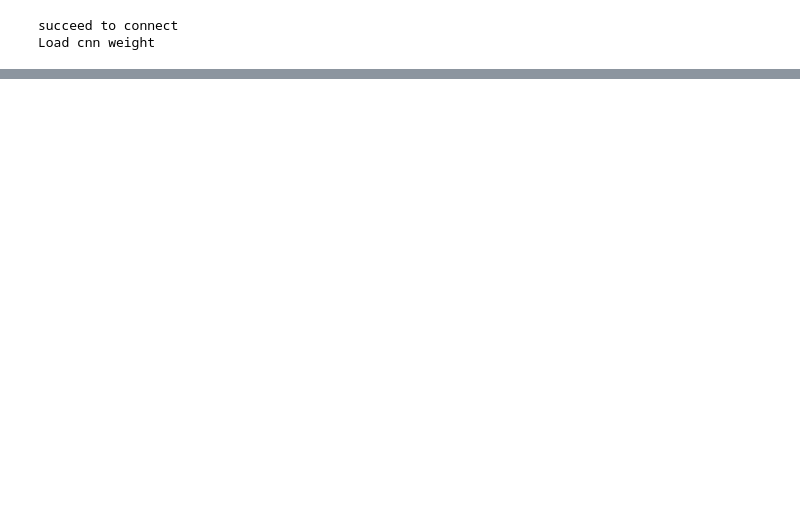
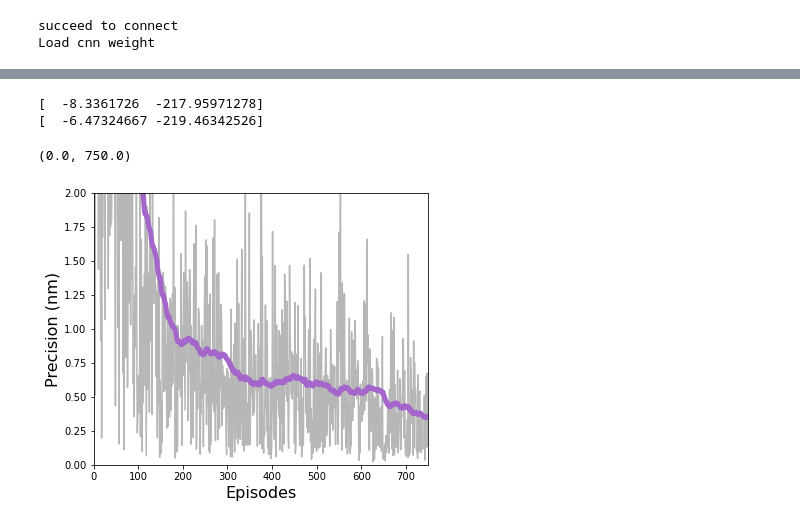
Before and after one commit to SINGROUP/Atom_manipulation_with_RL, a Jupyter notebook: single_atom_training_2nd_round.ipynb, the cells around one changed output, grey strips where cells are left out. Drawn from its saved outputs; the diff is of its cells as text; code cells hidden in the pictures; blank space fills up the shorter version.

```diff
--- a/single_atom_training_2nd_round.ipynb
+++ b/single_atom_training_2nd_round.ipynb
@@ -245,2 +268,26 @@ KeyboardInterrupt:
 # %%
 env.atom_absolute_nm = None
+# %%
+data = np.load(folder_name+'/00000.npy',allow_pickle=True).item()
+# %% [output]
+[  -8.3361726  -217.95971278]
+[  -6.47324667 -219.46342526]
+# %%
+dist_ds = []
+for i, np_name in enumerate(glob.glob(folder_name+'/*.npy')):
+    data = np.load(np_name,allow_pickle=True).item()
+    end = data['episode_end_info']['atom_absolute_nm']
+    goal = data['episode_start_info']['info']['goal_absolute_nm']
+    dist_ds.append(np.linalg.norm(end - goal))
+# %%
+plt.subplots(figsize=(6,5))
+plt.plot(dist_ds, color='#707070', alpha=0.5)
+plt.plot(np.arange(100,len(dist_ds)-1),np.convolve(dist_ds, np.ones(100))[100:-100]/100, color='#A566CC', linewidth=5)
+plt.xlabel('Episodes', fontsize=16)
+plt.ylabel('Precision (nm)', fontsize=16)
+plt.ylim([0, 2])
+plt.xlim([0, 750])
+# can we draw a horizontal line marking the 'ultimate precision'?
+# %% [output]
+(0.0, 750.0)
+[figure, added]
```
Also changed, not shown: parts of 11 cells of this notebook, 4 other files.
